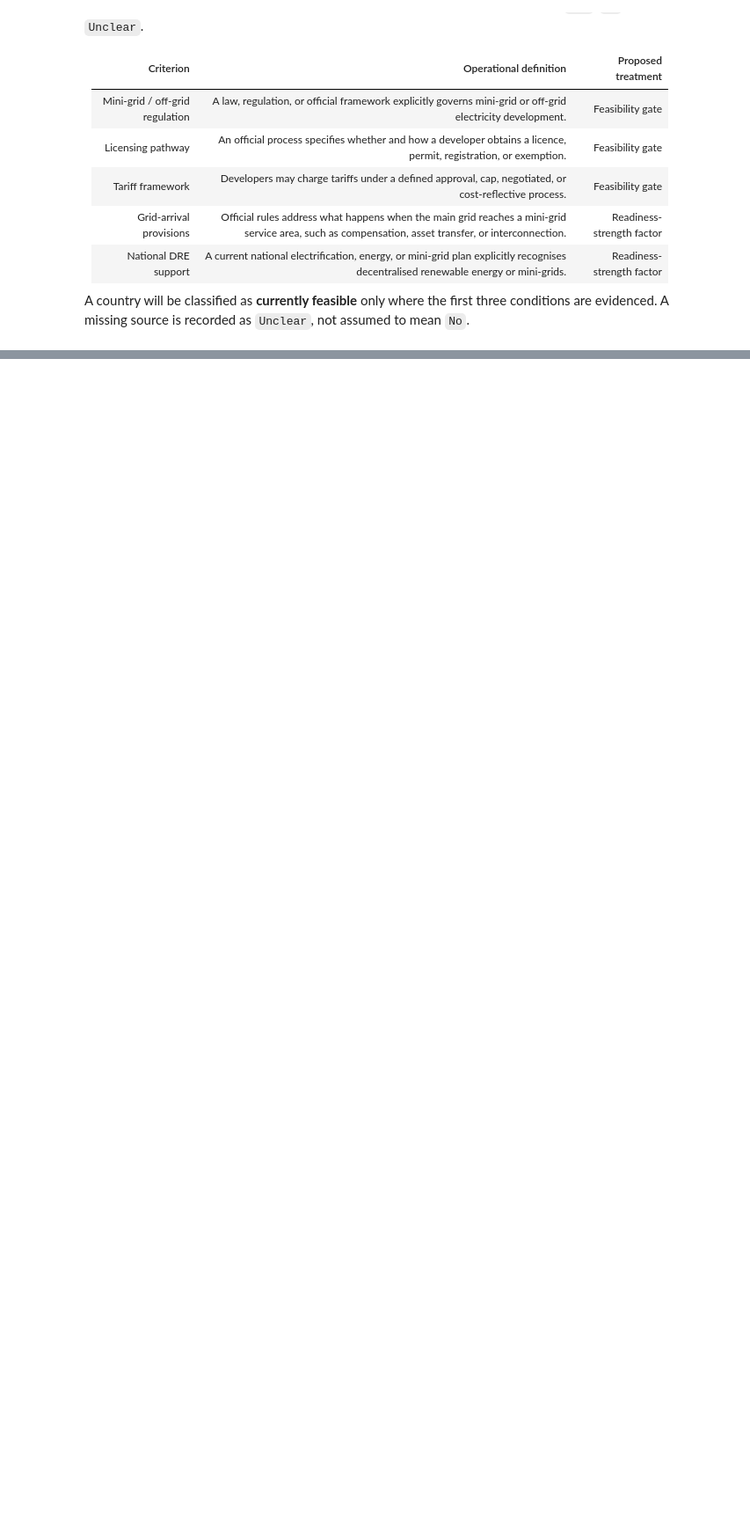
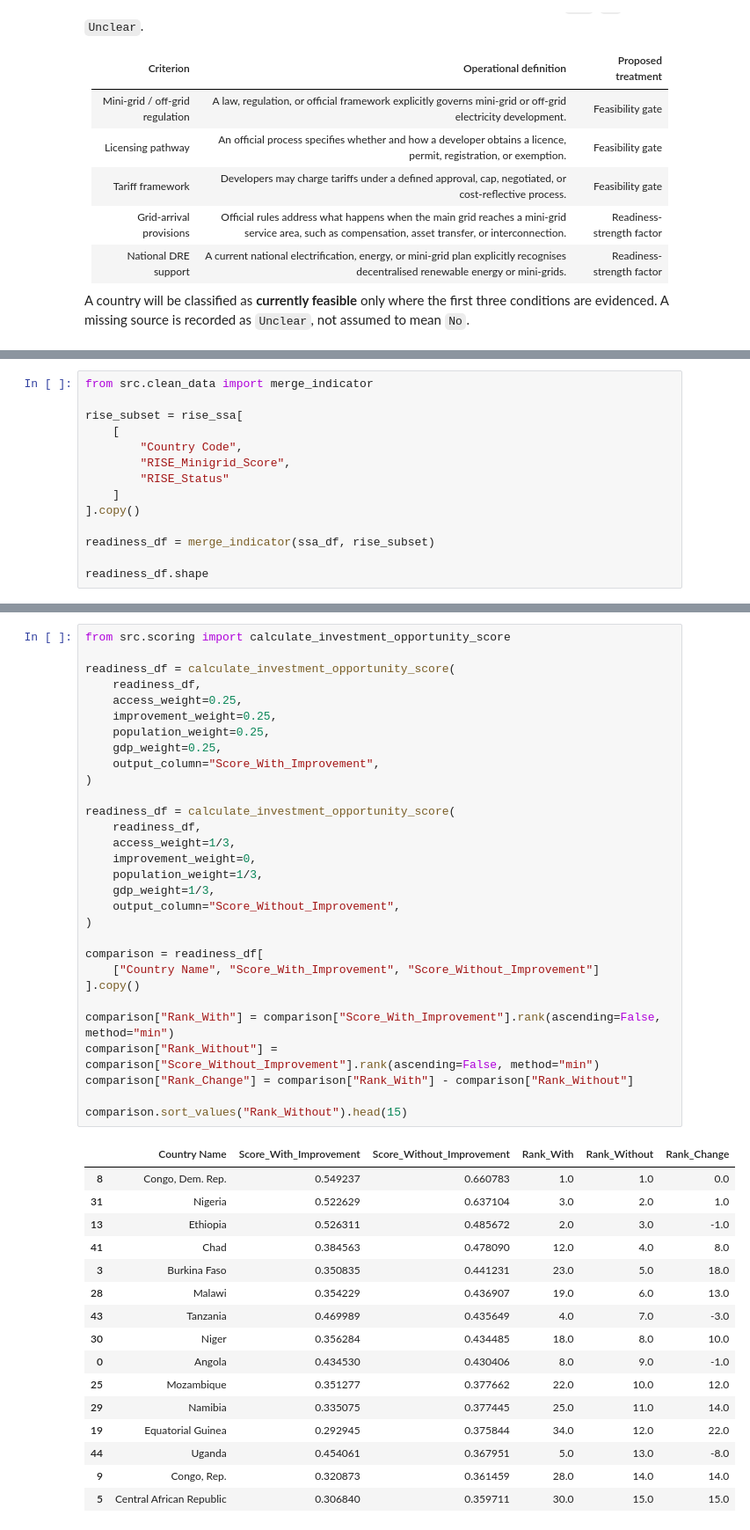
Before and after one commit to meezhay/energy-market-intelligence, a Jupyter notebook: notebooks/04_market_readiness.ipynb, the cells around one changed output, grey strips where cells are left out. Shown at 88% size. Saved outputs shown, nothing was run; the diff lists cells and outputs as text; blank space fills up the shorter version.

```diff
--- a/notebooks/04_market_readiness.ipynb
+++ b/notebooks/04_market_readiness.ipynb
@@ -30,0 +177,14 @@ to mean `No`.
+# %%
+from src.clean_data import merge_indicator
+
+rise_subset = rise_ssa[
+    [
+        "Country Code",
+        "RISE_Minigrid_Score",
+        "RISE_Status"
+    ]
+].copy()
+
+readiness_df = merge_indicator(ssa_df, rise_subset)
+
+readiness_df.shape
@@ -30,0 +200,47 @@ to mean `No`.
+# %%
+from src.scoring import calculate_investment_opportunity_score
+
+readiness_df = calculate_investment_opportunity_score(
+    readiness_df,
+    access_weight=0.25,
+    improvement_weight=0.25,
+    population_weight=0.25,
+    gdp_weight=0.25,
+    output_column="Score_With_Improvement",
+)
+
+readiness_df = calculate_investment_opportunity_score(
+    readiness_df,
+    access_weight=1/3,
+    improvement_weight=0,
+    population_weight=1/3,
+    gdp_weight=1/3,
+    output_column="Score_Without_Improvement",
+)
+
+comparison = readiness_df[
+    ["Country Name", "Score_With_Improvement", "Score_Without_Improvement"]
+].copy()
+
+comparison["Rank_With"] = comparison["Score_With_Improvement"].rank(ascending=False, method="min")
+comparison["Rank_Without"] = comparison["Score_Without_Improvement"].rank(ascending=False, method="min")
+comparison["Rank_Change"] = comparison["Rank_With"] - comparison["Rank_Without"]
+
+comparison.sort_values("Rank_Without").head(15)
+# %% [output]
+|  | Country Name | Score_With_Improvement | Score_Without_Improvement | Rank_With | Rank_Without | Rank_Change |
+| 8 | Congo, Dem. Rep. | 0.549237 | 0.660783 | 1.0 | 1.0 | 0.0 |
+| 31 | Nigeria | 0.522629 | 0.637104 | 3.0 | 2.0 | 1.0 |
+| 13 | Ethiopia | 0.526311 | 0.485672 | 2.0 | 3.0 | -1.0 |
+| 41 | Chad | 0.384563 | 0.478090 | 12.0 | 4.0 | 8.0 |
+| 3 | Burkina Faso | 0.350835 | 0.441231 | 23.0 | 5.0 | 18.0 |
+| 28 | Malawi | 0.354229 | 0.436907 | 19.0 | 6.0 | 13.0 |
+| 43 | Tanzania | 0.469989 | 0.435649 | 4.0 | 7.0 | -3.0 |
+| 30 | Niger | 0.356284 | 0.434485 | 18.0 | 8.0 | 10.0 |
+| 0 | Angola | 0.434530 | 0.430406 | 8.0 | 9.0 | -1.0 |
+| 25 | Mozambique | 0.351277 | 0.377662 | 22.0 | 10.0 | 12.0 |
+| 29 | Namibia | 0.335075 | 0.377445 | 25.0 | 11.0 | 14.0 |
+| 19 | Equatorial Guinea | 0.292945 | 0.375844 | 34.0 | 12.0 | 22.0 |
+| 44 | Uganda | 0.454061 | 0.367951 | 5.0 | 13.0 | -8.0 |
+| 9 | Congo, Rep. | 0.320873 | 0.361459 | 28.0 | 14.0 | 14.0 |
+| 5 | Central African Republic | 0.306840 | 0.359711 | 30.0 | 15.0 | 15.0 |
```
Also changed, not shown: parts of 16 cells of this notebook, 4 other files.
